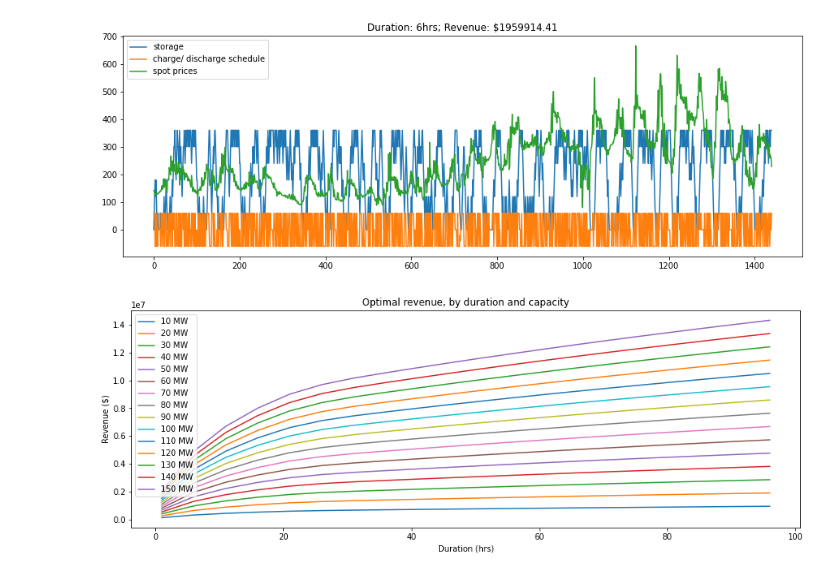
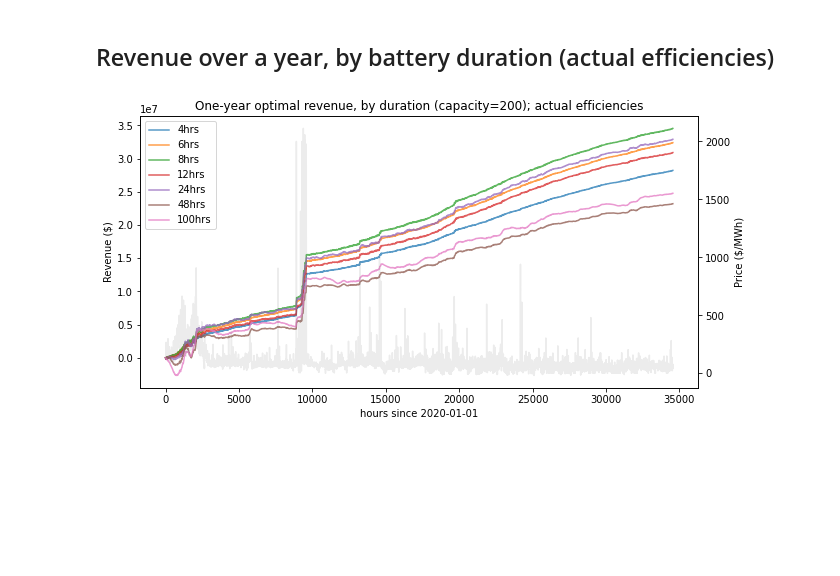
Before and after one commit to etrieschman/battery-charger, a Jupyter notebook: download_data.ipynb, the cells around one changed output. Cells and saved outputs as stored; diff of their text form; code cells hidden in the pictures; blank space fills up the shorter version.

Commit message:
battery optimal revenue analysis

```diff
--- a/download_data.ipynb
+++ b/download_data.ipynb
@@ -59,3 +61,5 @@ data = pd.read_csv(f'{path_node}{market.lower()}_y{y}m{m}.csv')
 t, d = data.shape
 # %%
-t = 1440
+pn = data.LMP[data.Location == nodes[0]].to_numpy() # prices are $/MWh
+ps = data.LMP[data.Location == nodes[1]].to_numpy() # prices are $/MWh
+# pc = data.LMP[data.Location == nodes[2]].to_numpy() # prices are $/MWh
@@ -102,33 +90,0 @@ plt.show()
-# %%
-duration = 6
-e, c, rev = get_battery_schedule(p[:t], duration=duration, charge_capacity=60, efficiency=0.95)
-
-plt.figure(figsize=(15, 5))
-plt.title(f'Duration: {duration}hrs; Revenue: ${rev:0.2f}')
-plt.plot(range(t), e, label='storage')
-plt.plot(range(t), c, label='charge/ discharge schedule')
-plt.plot(range(t), p, label='spot prices')
-plt.legend()
-plt.show()
-# %% [output]
-[figure, removed]
-# %%
-cap_step, dur_step = 10, 5
-durations = np.arange(1, 100, dur_step)
-capacities = np.arange(cap_step, 160, cap_step)
-log = np.zeros((len(capacities), len(durations)))
-for i, cap in enumerate(capacities):
-    for j, dur in enumerate(durations):
-        __, __, log[i, j] = get_battery_schedule(p[:t], duration=dur, charge_capacity=cap, efficiency=0.95)
-# %%
-fig = plt.figure(figsize=(15, 5))
-for i, cap in enumerate(log):
-    plt.plot(durations, cap, label=f'{(i+1)*cap_step} MW')
-
-plt.title('Optimal revenue, by duration and capacity')
-plt.xlabel('Duration (hrs)')
-plt.ylabel('Revenue ($)')
-plt.legend()
-plt.show()
-# %% [output]
-[figure, removed]
@@ -134,0 +114,25 @@ plt.show()
+# %% [markdown]
+## Revenue over a year, by battery duration (actual efficiencies)
+# %%
+t = 4*24*30*12
+durations = [4, 6, 8, 12, 24, 48, 100]
+capacity = 200
+y=0
+p = pn[t*y:t*(y+1)]
+# %%
+fig, ax0 = plt.subplots(figsize=(10,5))
+ax1 = ax0.twinx()
+ax1.plot(range(t), p, color='grey', alpha=0.15)
+for dur in tqdm(durations):
+    e, c, d, rev = get_battery_schedule(p, duration=dur, charge_capacity=capacity, use_efficiency=True)
+    revenue = np.cumsum(p*(get_rt_efficiency(dur)*d/4 - c/4))
+    ax0.plot(range(t), revenue, alpha=0.75, label=f'{dur}hrs')
+
+ax0.set_title(f'One-year optimal revenue, by duration (capacity={capacity}); actual efficiencies')
+ax0.set_ylabel('Revenue ($)')
+ax0.set_xlabel(f'hours since {pd.to_datetime(data.Time[t*y]).date()}')
+ax1.set_ylabel('Price ($/MWh)')
+ax0.legend()
+plt.show()
+# %% [output]
+[figure, added]
```
Also changed, not shown: parts of 27 cells of this notebook.
